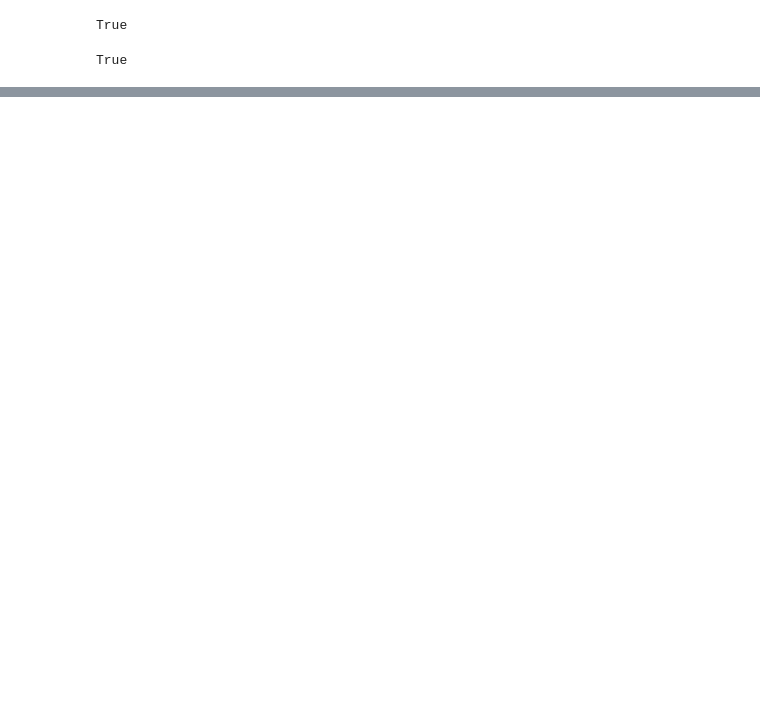
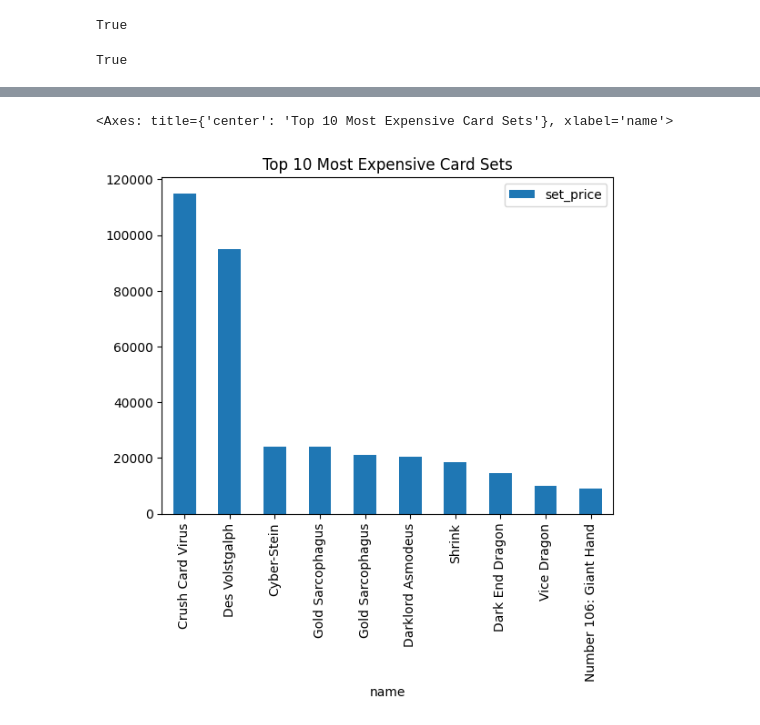
Before and after one commit to rportm/nosql_project, a Jupyter notebook: main_report.ipynb, the cells around one changed output, grey strips where cells are left out. Cells and saved outputs as stored; diff of their text form; code cells hidden in the pictures; blank space fills up the shorter version.

```diff
--- a/main_report.ipynb
+++ b/main_report.ipynb
@@ -145,0 +409,26 @@ True
+# %%
+# Define the aggregation pipeline
+pipeline = [
+    # Unwind the card_sets array to process each element separately
+    {"$unwind": "$card_sets"},
+    # Convert set_price from string to float (assuming all prices are valid floats)
+    {"$addFields": {"card_sets.set_price": {"$convert": {"input": "$card_sets.set_price", "to": "double", "onError": 0}}}},
+    # Sort by set_price in descending order to ensure the highest price comes first
+    {"$sort": {"card_sets.set_price": -1}},
+    # Limit the results to 1 to get the top most expensive card set
+    {"$limit": 10},
+    # Project the results to format the output
+    {"$project": {
+        "_id": 0,
+        "card_id": "$id",
+        "name": "$name",
+        "set_name": "$card_sets.set_name",
+        "set_code": "$card_sets.set_code",
+        "set_rarity": "$card_sets.set_rarity",
+        "set_price": "$card_sets.set_price"
+    }}
+]
+
+# Execute the aggregation query
+result = list(cards.aggregate(pipeline))
+pd.DataFrame(result)
@@ -145,0 +447,5 @@ True
+# %%
+pd.DataFrame(result).plot(kind='bar', x='name', y='set_price', title='Top 10 Most Expensive Card Sets')
+# %% [output]
+<Axes: title={'center': 'Top 10 Most Expensive Card Sets'}, xlabel='name'>
+[figure, added]
```
Also changed, not shown: parts of 48 cells of this notebook, 2 other files.
